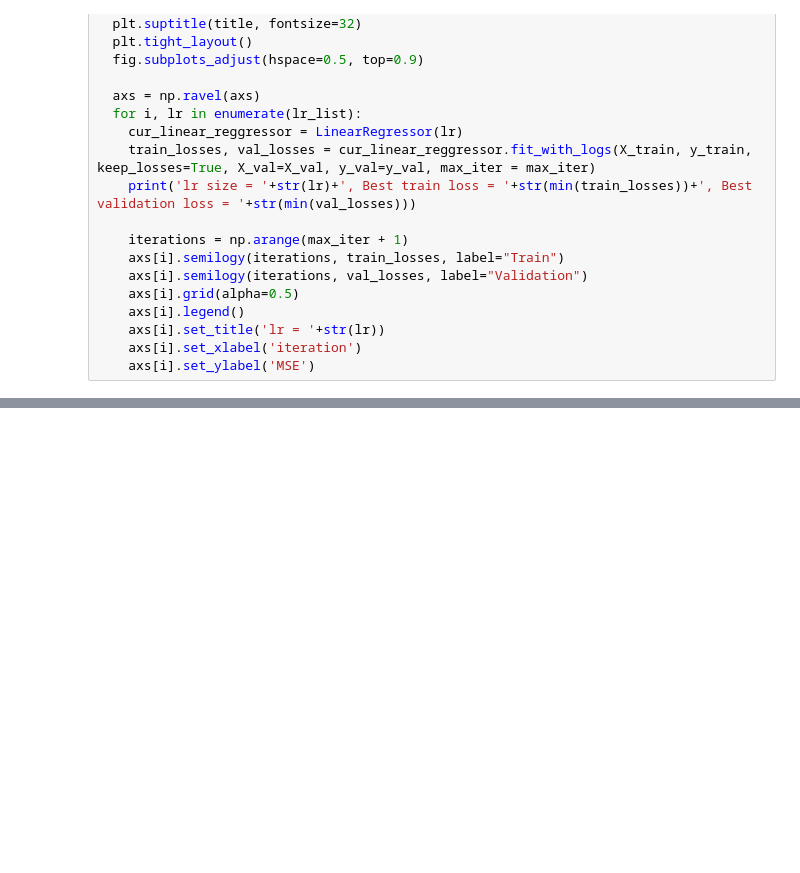
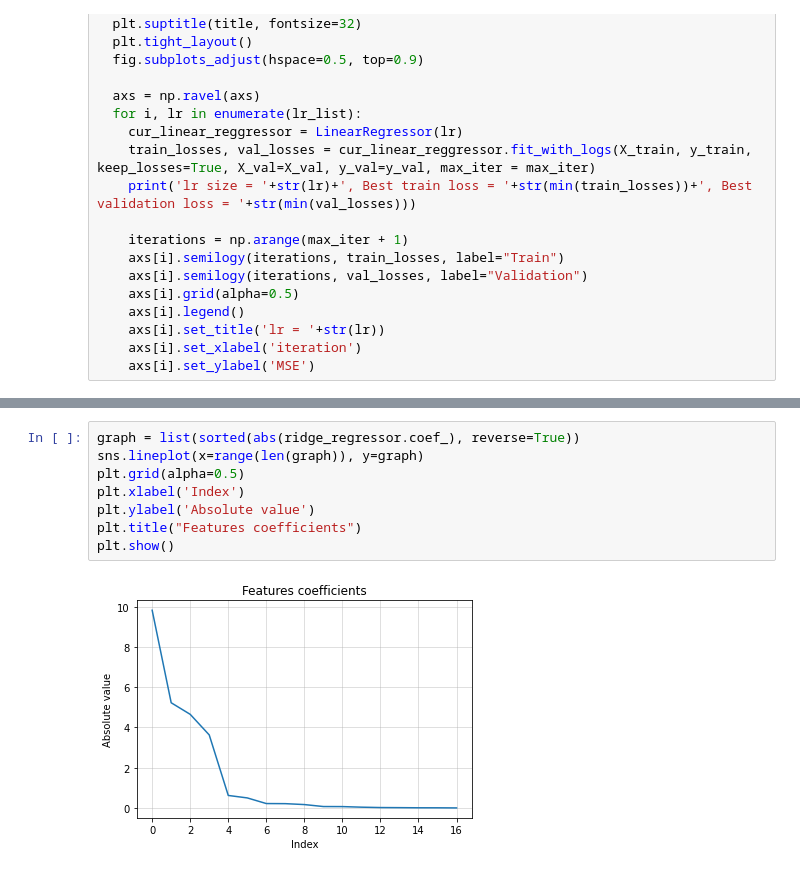
Before and after one commit to morlevy/Major_HW3_ML, a Jupyter notebook: code.ipynb, the cells around one changed output, grey strips where cells are left out. Drawn from its saved outputs; the diff is of its cells as text; blank space fills up the shorter version.

```diff
--- a/code.ipynb
+++ b/code.ipynb
@@ -344,0 +453,10 @@ lr size = 0.1, Best train loss = 3.204371288533879, Best validation loss = 4.204
+# %%
+graph = list(sorted(abs(ridge_regressor.coef_), reverse=True))
+sns.lineplot(x=range(len(graph)), y=graph)
+plt.grid(alpha=0.5)
+plt.xlabel('Index')
+plt.ylabel('Absolute value')
+plt.title("Features coefficients")
+plt.show()
+# %% [output]
+[figure, added]
```
Also changed, not shown: parts of 15 cells of this notebook.
